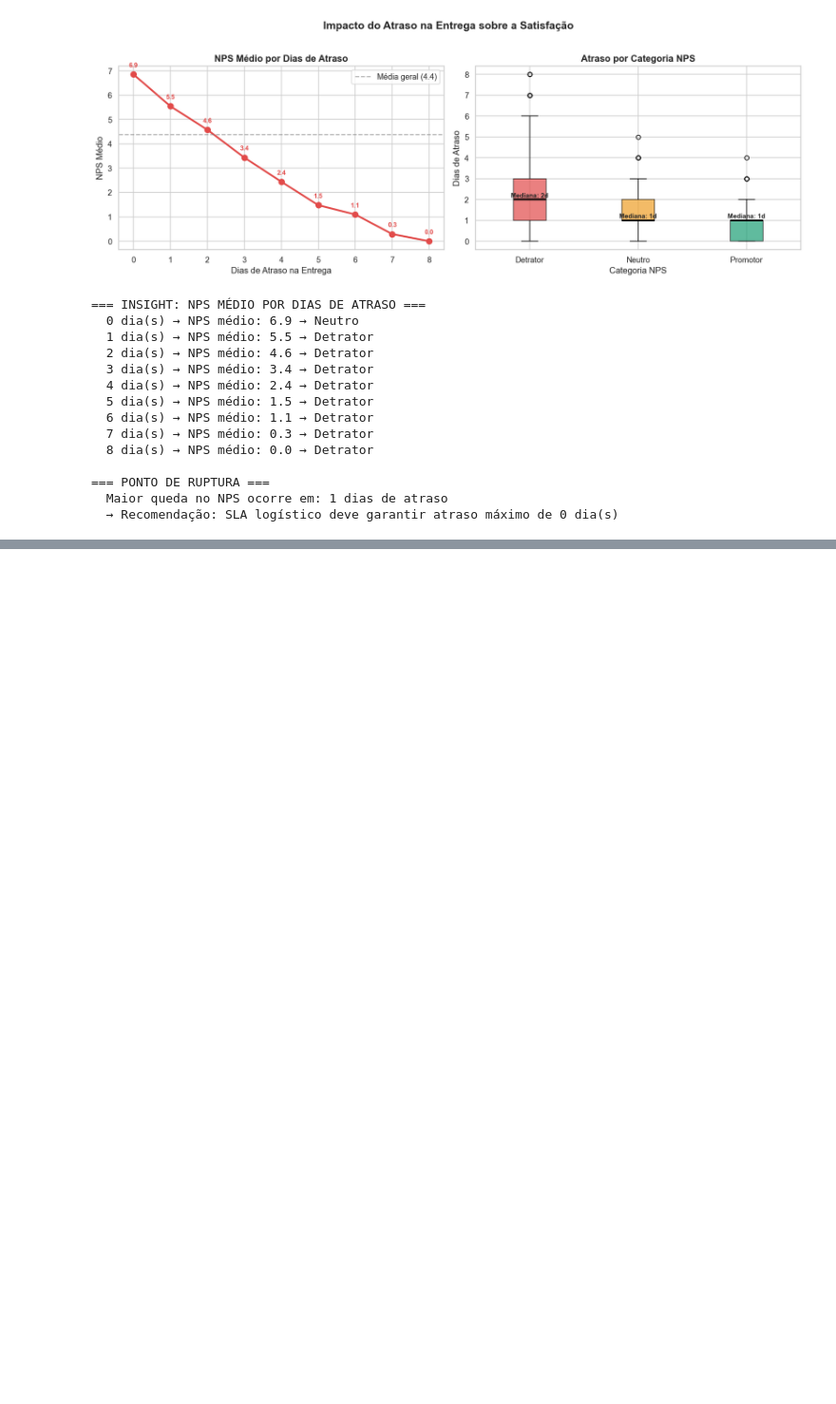
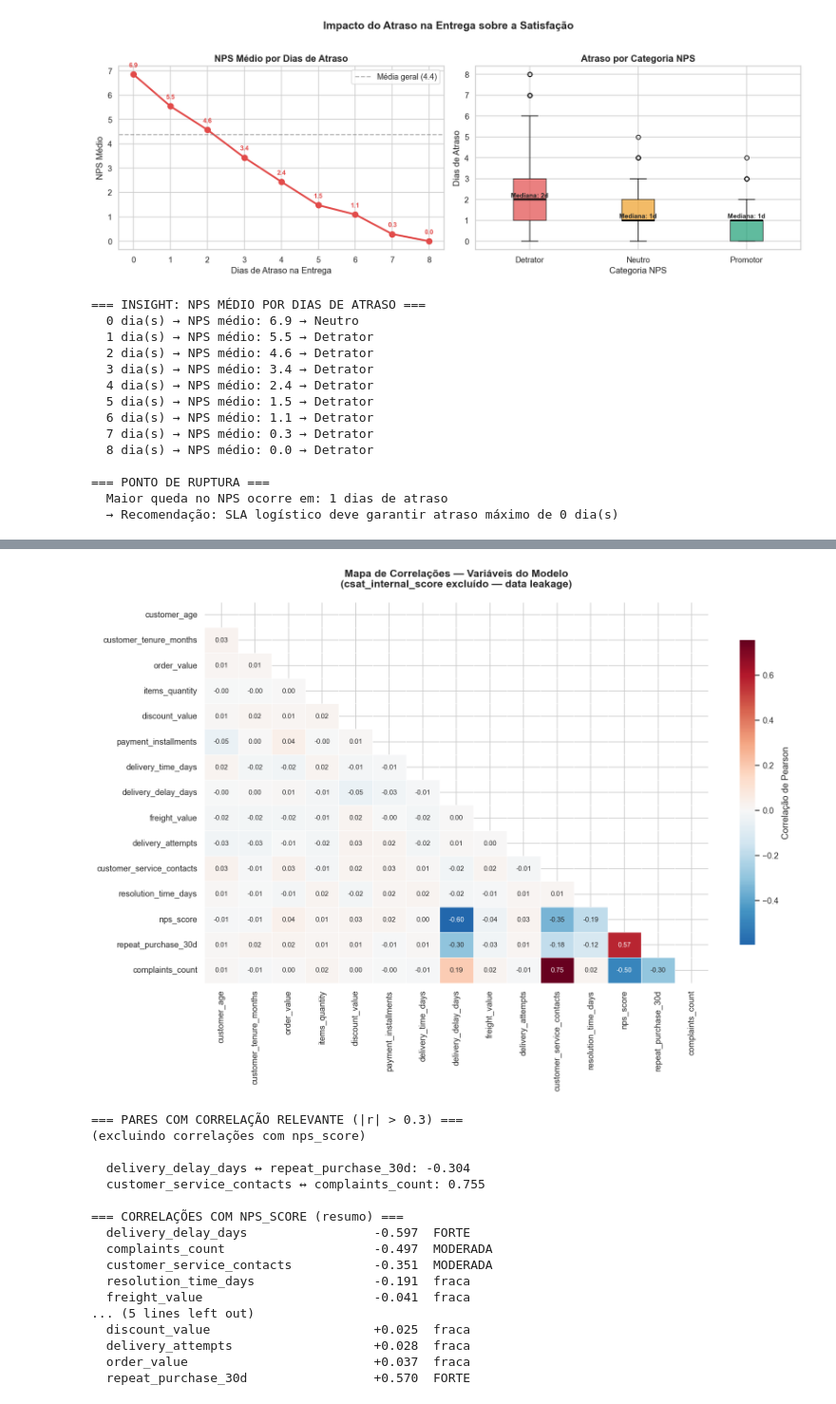
Before and after one commit to GuilhermeDinizLeocadio/Fiap-Nps-Preditivo, a Jupyter notebook: notebooks/01_eda.ipynb, the cells around one changed output, grey strips where cells are left out. Shown at 95% size. Drawn from its saved outputs; the diff is of its cells as text; code cells hidden in the pictures; blank space fills up the shorter version.

```diff
--- a/notebooks/01_eda.ipynb
+++ b/notebooks/01_eda.ipynb
@@ -333,0 +530,77 @@ print(f"  → Recomendação: SLA logístico deve garantir atraso máximo de "
+# %%
+# ============================================================
+# SEÇÃO 9 - MAPA DE CORRELAÇÕES (HEATMAP)
+# ============================================================
+
+# Excluindo IDs e csat (data leakage)
+colunas_excluir = ['customer_id', 'order_id', 'csat_internal_score']
+colunas_modelo = [c for c in df.select_dtypes(include=np.number).columns
+                  if c not in colunas_excluir]
+
+corr_matrix = df[colunas_modelo].corr()
+
+# Máscara para mostrar só metade do heatmap (evita repetição)
+mask = np.triu(np.ones_like(corr_matrix, dtype=bool))
+
+fig, ax = plt.subplots(figsize=(14, 10))
+
+sns.heatmap(corr_matrix,
+            mask=mask,
+            annot=True,
+            fmt='.2f',
+            cmap='RdBu_r',
+            center=0,
+            ax=ax,
+            linewidths=0.5,
+            cbar_kws={'shrink': 0.8, 'label': 'Correlação de Pearson'},
+            annot_kws={'size': 9})
+
+ax.set_title('Mapa de Correlações — Variáveis do Modelo\n'
+             '(csat_internal_score excluído — data leakage)',
+             fontsize=14, fontweight='bold', pad=20)
+
+plt.tight_layout()
+plt.savefig('../reports/figures/06_heatmap_correlacoes.png', bbox_inches='tight')
+plt.show()
+
+# Identificando pares com alta correlação entre variáveis explicativas
+print("=== PARES COM CORRELAÇÃO RELEVANTE (|r| > 0.3) ===")
+print("(excluindo correlações com nps_score)\n")
+
+pares_vistos = set()
+for col1 in colunas_modelo:
+    for col2 in colunas_modelo:
+        if col1 != col2 and col1 != 'nps_score' and col2 != 'nps_score':
+            par = tuple(sorted([col1, col2]))
+            if par not in pares_vistos:
+                corr = corr_matrix.loc[col1, col2]
+                if abs(corr) > 0.3:
+                    pares_vistos.add(par)
+                    print(f"  {col1} ↔ {col2}: {corr:.3f}")
+
+print(f"\n=== CORRELAÇÕES COM NPS_SCORE (resumo) ===")
+corr_nps = (corr_matrix['nps_score']
+            .drop('nps_score')
+            .sort_values())
+for var, corr in corr_nps.items():
+    forca = 'FORTE' if abs(corr) > 0.5 else 'MODERADA' if abs(corr) > 0.3 else 'fraca'
+    print(f"  {var:<35} {corr:+.3f}  {forca}")
+# %% [output]
+[figure, added]
+=== PARES COM CORRELAÇÃO RELEVANTE (|r| > 0.3) ===
+(excluindo correlações com nps_score)
+
+  delivery_delay_days ↔ repeat_purchase_30d: -0.304
+  customer_service_contacts ↔ complaints_count: 0.755
+
+=== CORRELAÇÕES COM NPS_SCORE (resumo) ===
+  delivery_delay_days                 -0.597  FORTE
+  complaints_count                    -0.497  MODERADA
+  customer_service_contacts           -0.351  MODERADA
+  resolution_time_days                -0.191  fraca
+  freight_value                       -0.041  fraca
+... (5 lines left out)
+  discount_value                      +0.025  fraca
+  delivery_attempts                   +0.028  fraca
+  order_value                         +0.037  fraca
+  repeat_purchase_30d                 +0.570  FORTE
```
Also changed, not shown: parts of 4 cells of this notebook.
